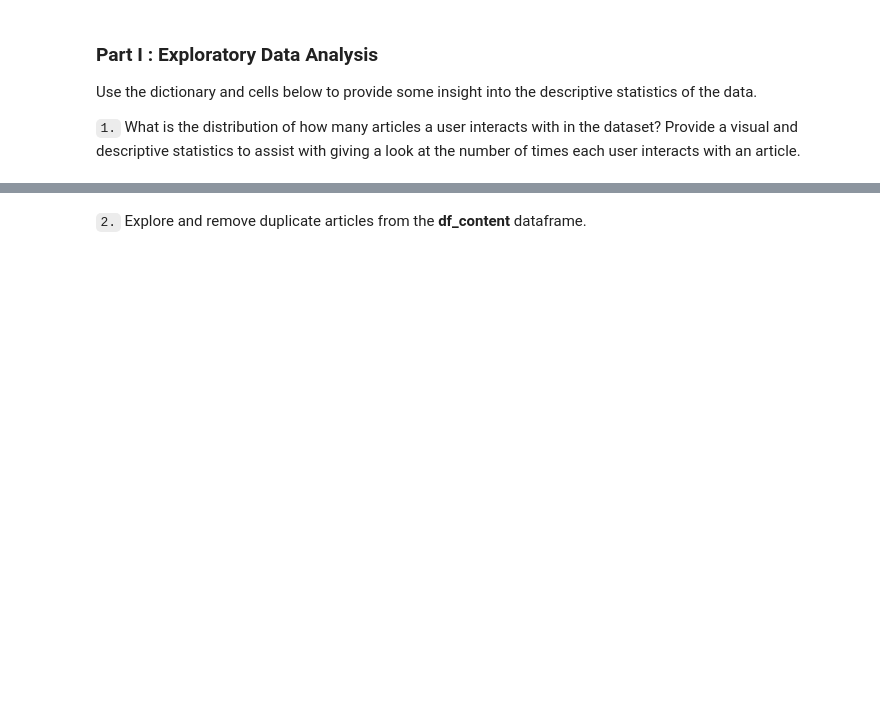
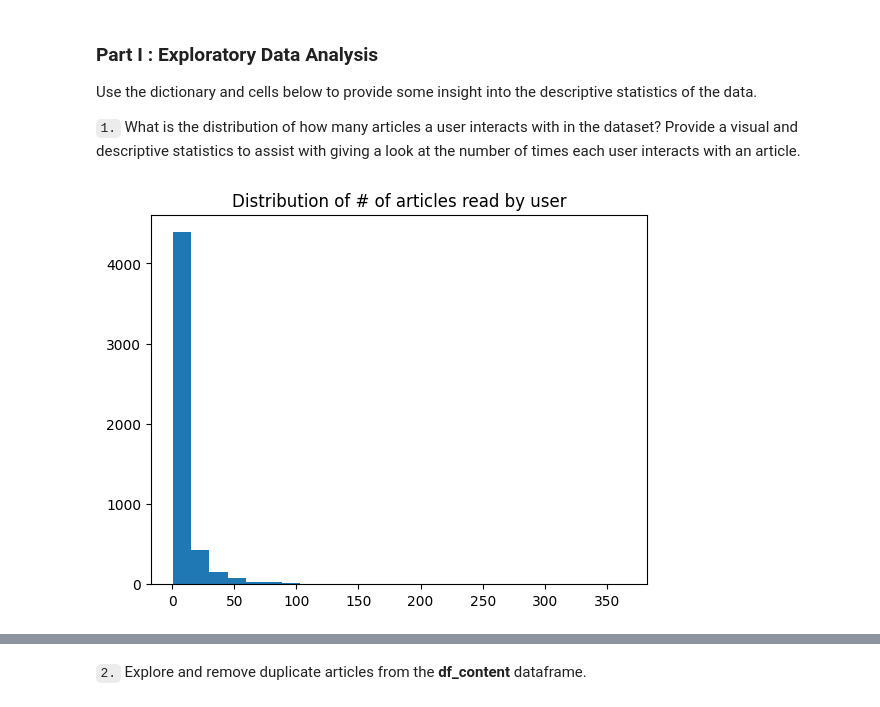
Before and after one commit to Aleaume/Udactiy_DataSc_P3, a Jupyter notebook: Recommendations_with_IBM.ipynb, the cells around one changed output, grey strips where cells are left out. Drawn from its saved outputs; the diff is of its cells as text; code cells hidden in the pictures; blank space fills up the shorter version.

```diff
--- a/Recommendations_with_IBM.ipynb
+++ b/Recommendations_with_IBM.ipynb
@@ -46,3 +58,11 @@ df_content.head()
 Use the dictionary and cells below to provide some insight into the descriptive statistics of the data.
 
 `1.` What is the distribution of how many articles a user interacts with in the dataset?  Provide a visual and descriptive statistics to assist with giving a look at the number of times each user interacts with an article.
+# %%
+#historgram with 50 bins of distribution of articles read by users
+
+plt.hist(df.groupby(['email'])['article_id'].count(), bins= 25)
+plt.title("Distribution of # of articles read by user")
+plt.show()
+# %% [output]
+[figure, added]
```
Also changed, not shown: parts of 16 cells of this notebook.
